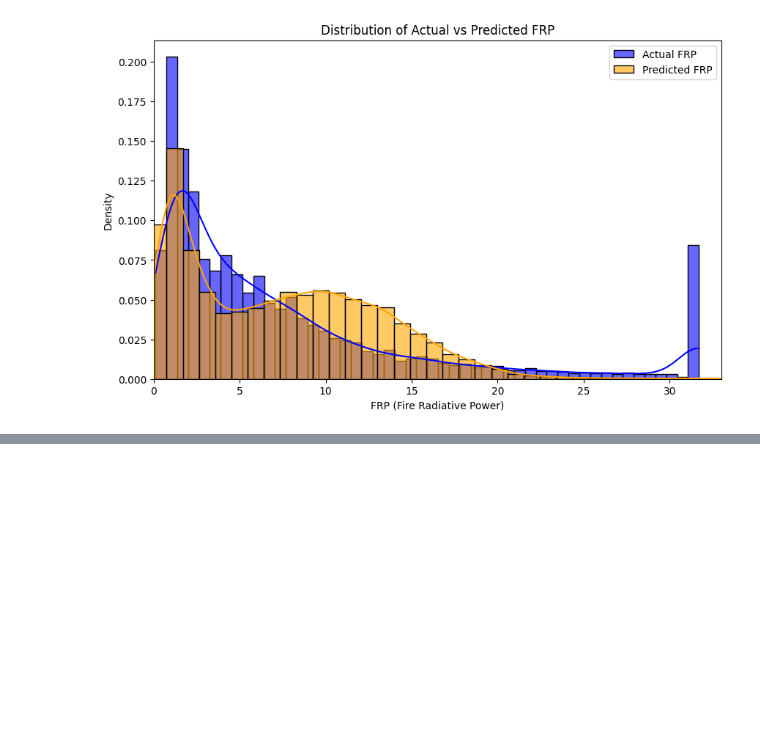
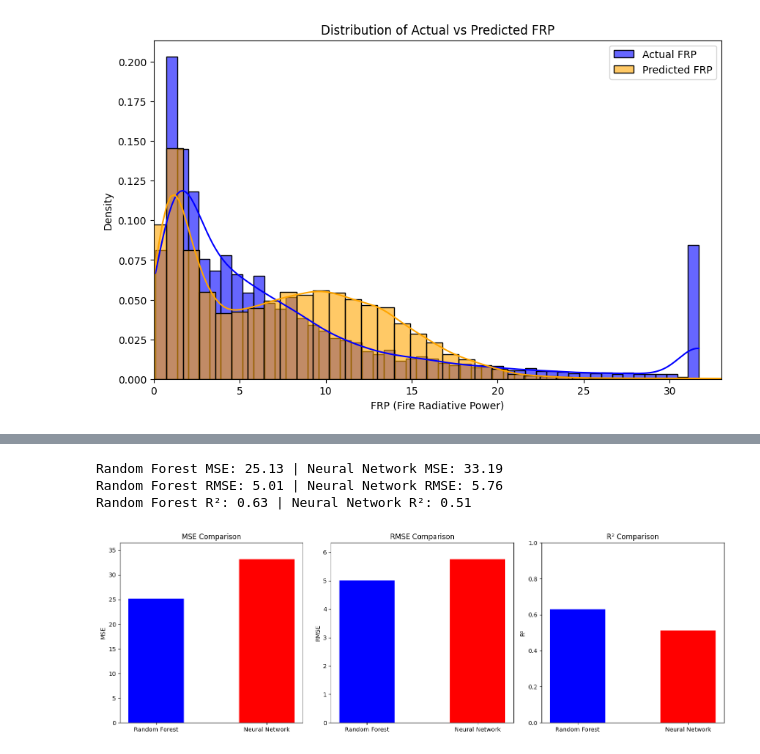
Before and after one commit to cbrittonjsy/Australian-Bushfire-Analysis, a Jupyter notebook: py/Q2_folder/Question_2.ipynb, the cells around one changed output, grey strips where cells are left out. Cells and saved outputs as stored; diff of their text form; code cells hidden in the pictures; blank space fills up the shorter version.

Commit message:
Add a comparison between the random forest regressor and the neural network, showing differences in their respective scores and explaining why there are differences

```diff
--- a/py/Q2_folder/Question_2.ipynb
+++ b/py/Q2_folder/Question_2.ipynb
@@ -414,0 +419,44 @@ plt.show()
+# %%
+# Neural Network Metrics
+mse_nn = mean_squared_error(y_test, y_pred)
+rmse_nn = np.sqrt(mse_nn)
+r2_nn = r2_score(y_test, y_pred)
+
+# Random Forest Metrics
+mse_rf = 25.13  # From Q1
+rmse_rf = 5.01   # From Q1
+r2_rf = 0.63     # From Q1
+
+print(f"Random Forest MSE: {mse_rf:.2f} | Neural Network MSE: {mse_nn:.2f}")
+print(f"Random Forest RMSE: {rmse_rf:.2f} | Neural Network RMSE: {rmse_nn:.2f}")
+print(f"Random Forest R²: {r2_rf:.2f} | Neural Network R²: {r2_nn:.2f}")
+# %% [output]
+Random Forest MSE: 25.13 | Neural Network MSE: 33.19
+Random Forest RMSE: 5.01 | Neural Network RMSE: 5.76
+Random Forest R²: 0.63 | Neural Network R²: 0.51
+# %%
+metrics = ['MSE', 'RMSE', 'R²']
+
+# Create a figure with three subplots
+fig, axs = plt.subplots(1, 3, figsize=(15, 5))
+
+# Create the bar plots for each metric
+axs[0].bar(['Random Forest', 'Neural Network'], [mse_rf, mse_nn], color=['blue', 'red'], width=0.5)
+axs[0].set_title('MSE Comparison')
+axs[0].set_ylabel('MSE')
+axs[0].set_ylim(0, max(mse_rf, mse_nn) * 1.1)
+
+axs[1].bar(['Random Forest', 'Neural Network'], [rmse_rf, rmse_nn], color=['blue', 'red'], width=0.5)
+axs[1].set_title('RMSE Comparison')
+axs[1].set_ylabel('RMSE')
+axs[1].set_ylim(0, max(rmse_rf, rmse_nn) * 1.1)
+
+axs[2].bar(['Random Forest', 'Neural Network'], [r2_rf, r2_nn], color=['blue', 'red'], width=0.5)
+axs[2].set_title('R² Comparison')
+axs[2].set_ylabel('R²')
+axs[2].set_ylim(0, 1)
+
+plt.tight_layout()
+plt.show()
+# %% [output]
+[figure, added]
```
Also changed, not shown: parts of 4 cells of this notebook.
